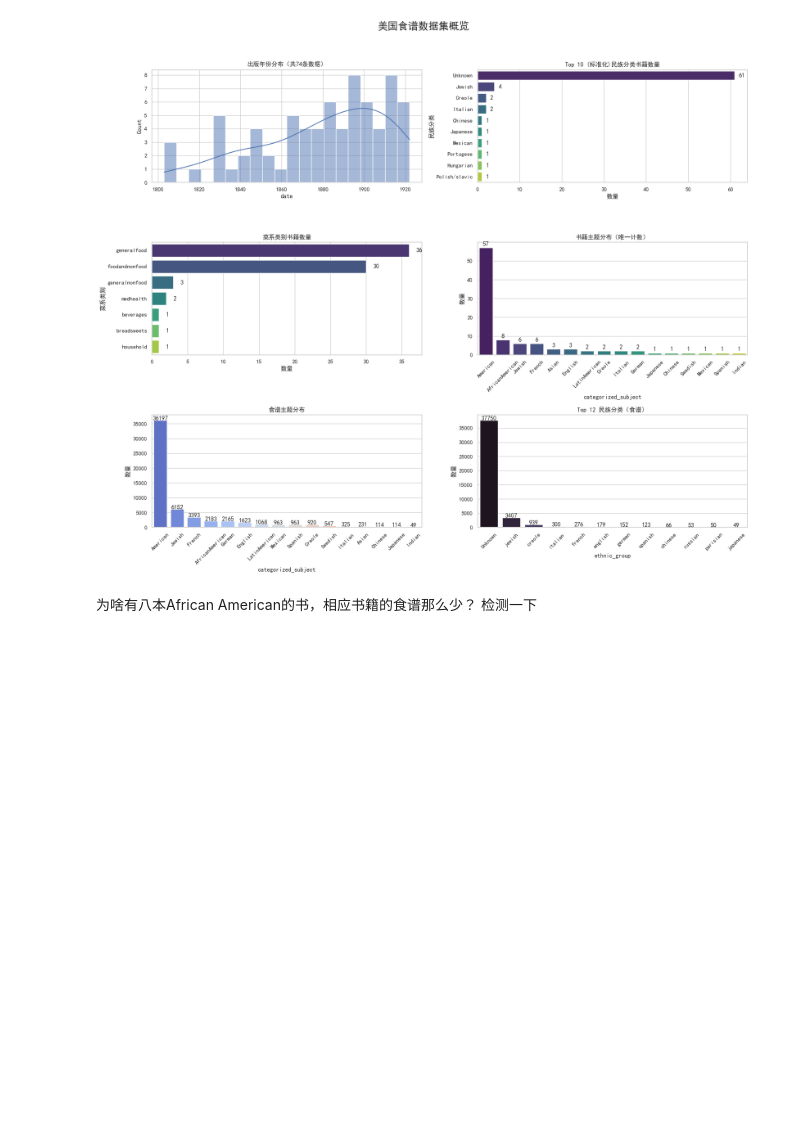
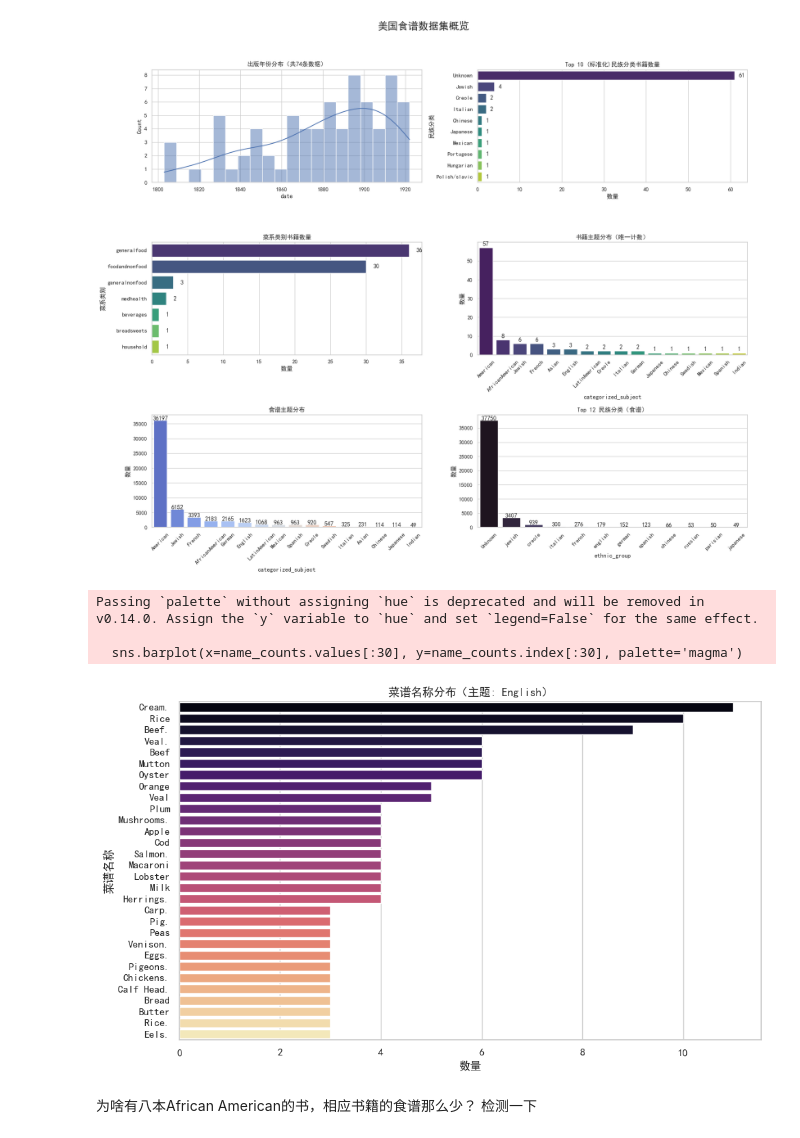
Before and after one commit to YunlongDong01/American-Cuisine-Immigration, a Jupyter notebook: All_Book_Visualization.ipynb, the cells around one changed output. Cells and saved outputs as stored; diff of their text form; code cells hidden in the pictures; blank space fills up the shorter version.

Commit message:
RecipeName

```diff
--- a/All_Book_Visualization.ipynb
+++ b/All_Book_Visualization.ipynb
@@ -332,6 +332,39 @@ def visualize_dataset_overview(df_books, df_recipes):
 visualize_dataset_overview(df_books, df_recipes)
 # %% [output]
 [figure]
+# %%
+import matplotlib.pyplot as plt
+import seaborn as sns
+
+def plot_recipe_names_by_subject(subject_keyword, df_books_copy, df_recipes):
+    # Step 1: 展开主题
+    exploded_subjects = df_books_copy[['book_id', 'categorized_subject']].explode('categorized_subject')
+
+    # Step 2: 合并到食谱上
+    recipes_with_subject = df_recipes.merge(exploded_subjects, on='book_id', how='left')
+
+    # Step 3: 筛选指定 subject 的食谱（比如 "American"）
+    filtered_recipes = recipes_with_subject[recipes_with_subject['categorized_subject'] == subject_keyword]
+
+    # Step 4: 按菜谱名称计数
+    name_counts = filtered_recipes['name'].value_counts().sort_values(ascending=False)
+
+    # Step 5: 可视化（展示前 20 个）
+    plt.figure(figsize=(10, 6))
+    sns.barplot(x=name_counts.values[:30], y=name_counts.index[:30], palette='magma')
+    plt.title(f"菜谱名称分布（主题: {subject_keyword}）")
+    plt.xlabel("数量")
+    plt.ylabel("菜谱名称")
+    plt.tight_layout()
+    plt.show()
+
+# 示例调用
+plot_recipe_names_by_subject("English", df_books_copy, df_recipes)
+# %% [output]
+Passing `palette` without assigning `hue` is deprecated and will be removed in v0.14.0. Assign the `y` variable to `hue` and set `legend=False` for the same effect.
+
+  sns.barplot(x=name_counts.values[:30], y=name_counts.index[:30], palette='magma')
+[figure, added]
 # %%
 # def plot_top_books(df_recipes, df_books, top_n=76):
 #     """
```
Also changed, not shown: parts of 4 cells of this notebook, 1 other file.
